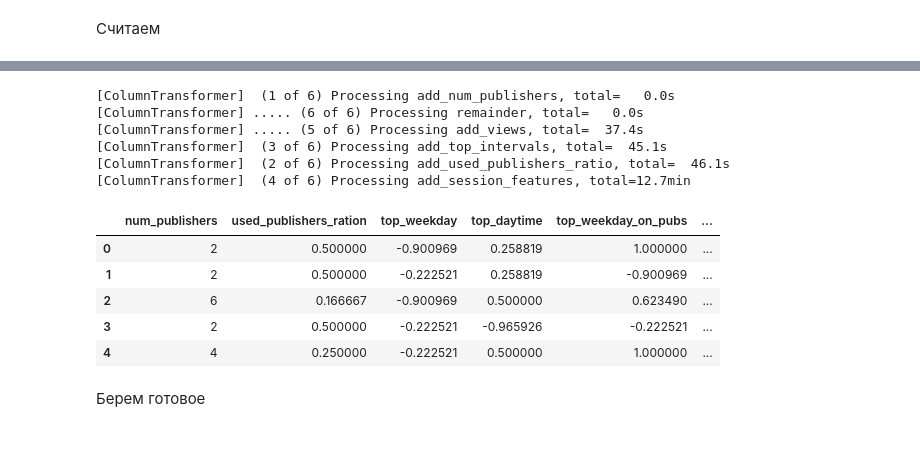
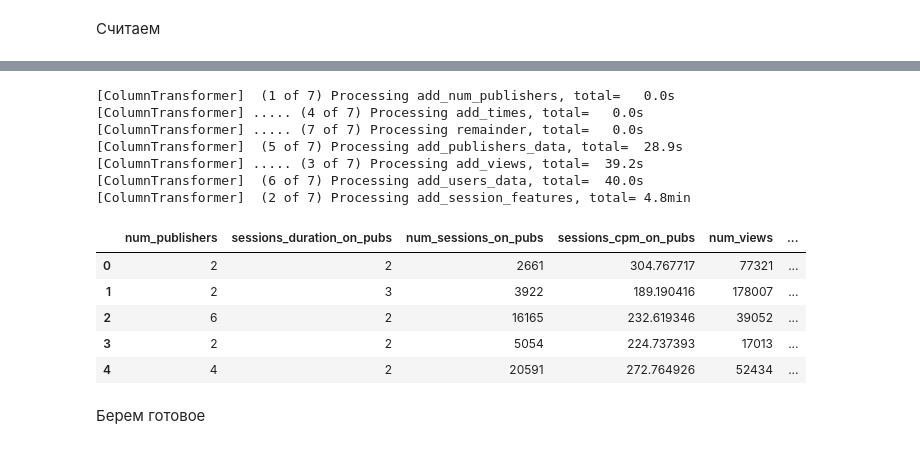
Before and after one commit to EgorChernov5/VILLKA, a Jupyter notebook: notebooks/training.ipynb, the cells around one changed output, grey strips where cells are left out. Cells and saved outputs as stored; diff of their text form; code cells hidden in the pictures.

```diff
--- a/notebooks/training.ipynb
+++ b/notebooks/training.ipynb
@@ -331,21 +369,21 @@ fe_ct = ColumnTransformer([
                          feature_names_out=lambda *_: ["num_publishers"]),
      ["publishers"]),
 
-     ("add_used_publishers_ratio",
-     FunctionTransformer(func=add_used_publishers_ratio,
-                         feature_names_out=lambda *_: ["used_publishers_ration"],
-                         kw_args={"history": ext_history_ds}),
-     ["user_ids", "publishers"]),
+    #  ("add_used_publishers_ratio",
+    #  FunctionTransformer(func=add_used_publishers_ratio,
+    #                      feature_names_out=lambda *_: ["used_publishers_ration"],
+    #                      kw_args={"history": ext_history_ds}),
+    #  ["user_ids", "publishers"]),
 
-     ("add_top_intervals",
-     FunctionTransformer(func=add_top_intervals,
-                         feature_names_out=lambda *_: ["top_weekday", "top_daytime", "top_weekday_on_pubs", "top_daytime_on_pubs"],
-                         kw_args={"history": ext_history_ds}),
-    ["user_ids", "publishers"]),
+    #  ("add_top_intervals",
+    #  FunctionTransformer(func=add_top_intervals,
+    #                      feature_names_out=lambda *_: ["top_weekday", "top_daytime", "top_weekday_on_pubs", "top_daytime_on_pubs"],
+    #                      kw_args={"history": ext_history_ds}),
+    # ["user_ids", "publishers"]),
 
     ("add_session_features",
      FunctionTransformer(func=add_session_features,
-                         feature_names_out=lambda *_: ["sessions_duration", "sessions_duration_on_pubs", "num_sessions", "num_sessions_on_pubs", "sessions_cpm", "sessions_cpm_on_pubs"],
+                         feature_names_out=lambda *_: ["sessions_duration_on_pubs", "num_sessions_on_pubs", "sessions_cpm_on_pubs"],
                          kw_args={"history": ext_history_ds}),
     ["user_ids", "publishers"]),
 
@@ -353,7 +391,24 @@ fe_ct = ColumnTransformer([
      FunctionTransformer(func=add_views,
                          feature_names_out=lambda *_: ["num_views", "num_views_on_pubs"],
                          kw_args={"history": ext_history_ds}),
-    ["user_ids", "publishers"])
+    ["user_ids", "publishers"]),
+
+    ("add_times",
+     FunctionTransformer(func=add_times,
+                         feature_names_out=lambda *_: ["duration"]),
+    ["hour_start", "hour_end"]),
+
+    ("add_publishers_data",
+     FunctionTransformer(func=add_publishers_data,
+                         feature_names_out=lambda *_: ["publishers_mean_cpm_bid", "publishers_IQR_cpm_bid"],
+                         kw_args={"history": ext_history_ds}),
+     ["user_ids", "publishers"]),
+
+    ("add_users_data",
+     FunctionTransformer(func=add_users_data,
+                         feature_names_out=lambda *_: ["views_mean_week_male", "views_mean_week_female", "age_bins_cpv_week_mean"],
+                         kw_args={"users": ext_user_ds, "history": ext_history_ds}),
+     ["user_ids", "publishers"])
     ],
     remainder='passthrough',
     n_jobs=12,
@@ -363,17 +448,18 @@ fe_ct = ColumnTransformer([
 # %%
-validate_ds = ct.fit_transform(validate_ds)
-ext_validate_ds = fe_ct.fit_transform(validate_ds)
+ext_validate_ds = ct.fit_transform(validate_ds)
+ext_validate_ds = fe_ct.fit_transform(ext_validate_ds)
 ext_validate_ds.head()
 # %% [output]
-[ColumnTransformer]  (1 of 6) Processing add_num_publishers, total=   0.0s
-[ColumnTransformer] ..... (6 of 6) Processing remainder, total=   0.0s
-[ColumnTransformer] ..... (5 of 6) Processing add_views, total=  37.4s
-[ColumnTransformer]  (3 of 6) Processing add_top_intervals, total=  45.1s
-[ColumnTransformer]  (2 of 6) Processing add_used_publishers_ratio, total=  46.1s
-[ColumnTransformer]  (4 of 6) Processing add_session_features, total=12.7min
+[ColumnTransformer]  (1 of 7) Processing add_num_publishers, total=   0.0s
+[ColumnTransformer] ..... (4 of 7) Processing add_times, total=   0.0s
+[ColumnTransformer] ..... (7 of 7) Processing remainder, total=   0.0s
+[ColumnTransformer]  (5 of 7) Processing add_publishers_data, total=  28.9s
+[ColumnTransformer] ..... (3 of 7) Processing add_views, total=  39.2s
+[ColumnTransformer]  (6 of 7) Processing add_users_data, total=  40.0s
+[ColumnTransformer]  (2 of 7) Processing add_session_features, total= 4.8min
-|  | num_publishers | used_publishers_ration | top_weekday | top_daytime | top_weekday_on_pubs | ... |
-| 0 | 2 | 0.500000 | -0.900969 | 0.258819 | 1.000000 | ... |
-| 1 | 2 | 0.500000 | -0.222521 | 0.258819 | -0.900969 | ... |
-| 2 | 6 | 0.166667 | -0.900969 | 0.500000 | 0.623490 | ... |
-| 3 | 2 | 0.500000 | -0.222521 | -0.965926 | -0.222521 | ... |
-| 4 | 4 | 0.250000 | -0.222521 | 0.500000 | 1.000000 | ... |
+|  | num_publishers | sessions_duration_on_pubs | num_sessions_on_pubs | sessions_cpm_on_pubs | num_views | ... |
+| 0 | 2 | 2 | 2661 | 304.767717 | 77321 | ... |
+| 1 | 2 | 3 | 3922 | 189.190416 | 178007 | ... |
+| 2 | 6 | 2 | 16165 | 232.619346 | 39052 | ... |
+| 3 | 2 | 2 | 5054 | 224.737393 | 17013 | ... |
+| 4 | 4 | 2 | 20591 | 272.764926 | 52434 | ... |
```
Also changed, not shown: parts of 37 cells of this notebook, 3 other files.
